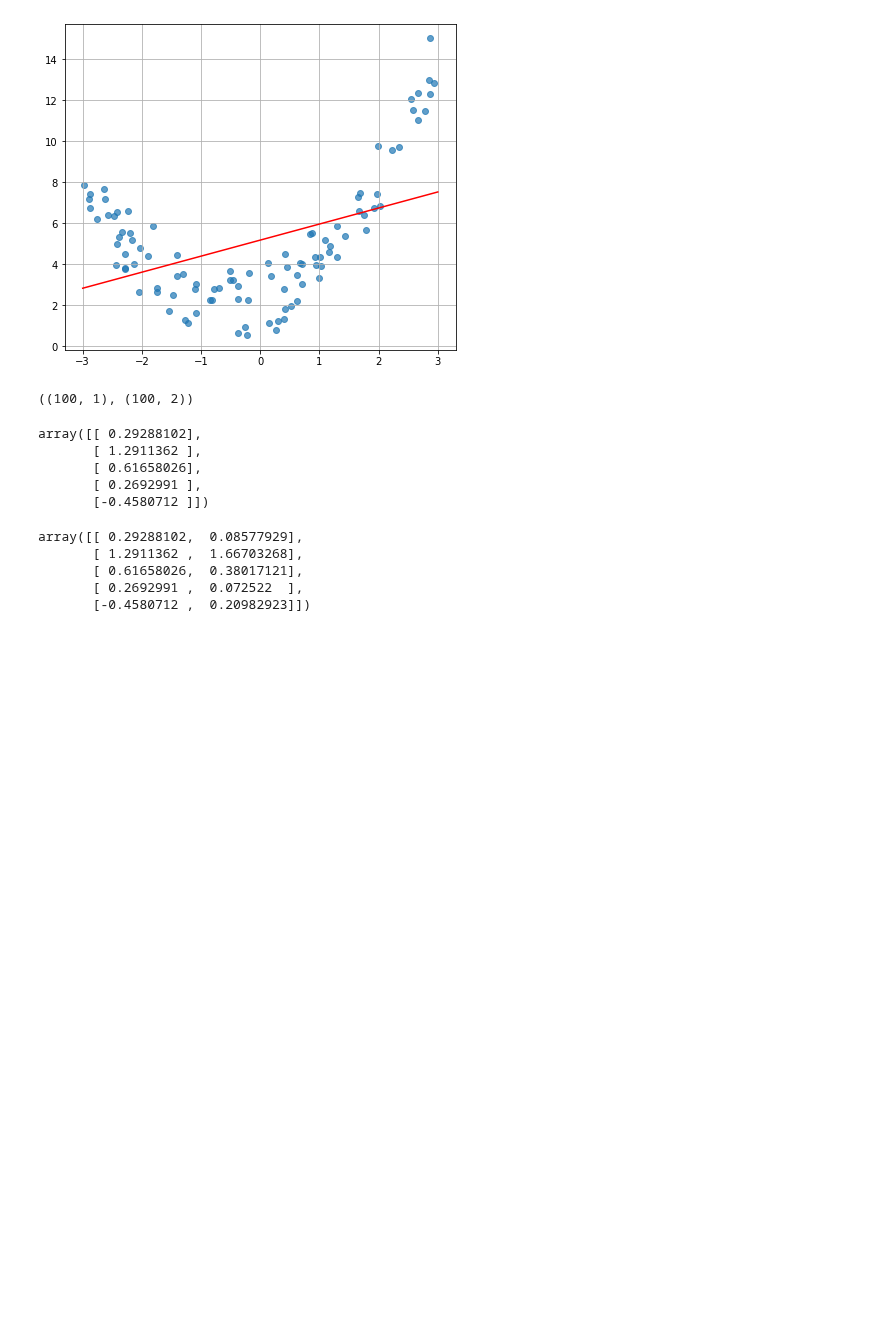
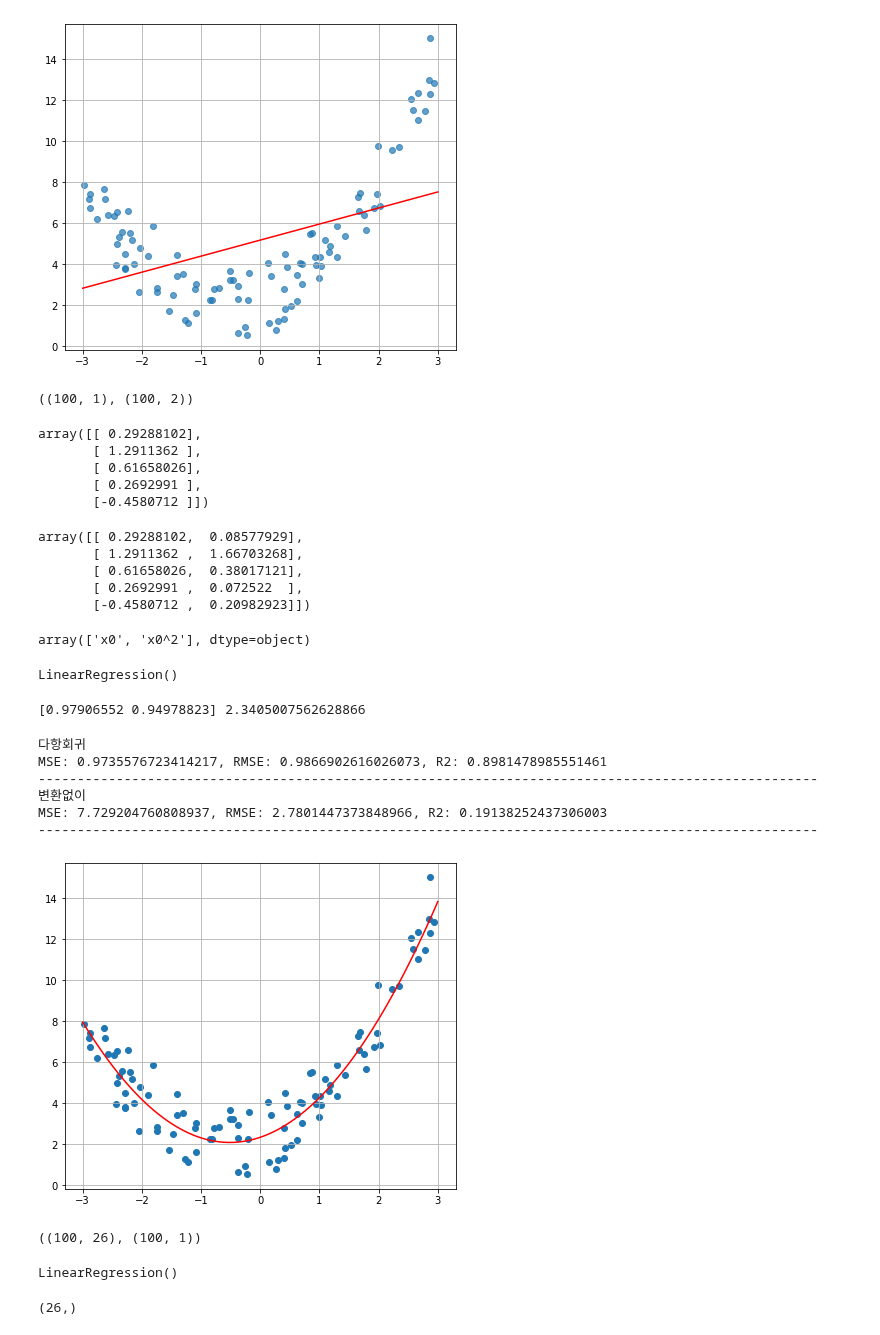
Before and after one commit to shina1221/SSAC_2021, a Jupyter notebook: class_study/07.machine learning/05/13강 개인.ipynb, the cells around one changed output. Saved outputs shown, nothing was run; the diff lists cells and outputs as text; code cells hidden in the pictures; blank space fills up the shorter version.

```diff
--- a/class_study/07.machine learning/05/13강 개인.ipynb
+++ b/class_study/07.machine learning/05/13강 개인.ipynb
@@ -325,3 +325,57 @@ array([[ 0.29288102,  0.08577929],
        [ 0.61658026,  0.38017121],
        [ 0.2692991 ,  0.072522  ],
        [-0.4580712 ,  0.20982923]])
+# %%
+poly_f.get_feature_names_out()
+# %% [output]
+array(['x0', 'x0^2'], dtype=object)
+# %%
+#linearRegression 모델을 이용해 평가
+lr2=LinearRegression()
+lr2.fit(X_poly, y)
+# %% [output]
+LinearRegression()
+# %%
+print(lr2.coef_, lr2.intercept_)
+# %% [output]
+[0.97906552 0.94978823] 2.3405007562628866
+# %%
+pred2 = lr2.predict(X_poly)
+print_regression_metrics(y, pred2, title='다항회귀')
+print_regression_metrics(y, pred, title='변환없이')
+# %% [output]
+다항회귀
+MSE: 0.9735576723414217, RMSE: 0.9866902616026073, R2: 0.8981478985551461
+----------------------------------------------------------------------------------------------------
+변환없이
+MSE: 7.729204760808937, RMSE: 2.7801447373848966, R2: 0.19138252437306003
+----------------------------------------------------------------------------------------------------
+# %%
+X_new = np.linspace(-3, 3, 100).reshape(-1, 1)
+X_new_poly = poly_f.transform(X_new)
+pred_new2 = lr2.predict(X_new_poly)
+# %%
+plt.figure(figsize=(7,6))
+
+plt.scatter(X, y)
+plt.plot(X_new, pred_new2, color='red')
+plt.grid(True)
+plt.show()
+# %% [output]
+[figure, added]
+# %%
+pnf = PolynomialFeatures(degree=25, include_bias=True)
+
+X_train_poly_100 = pnf.fit_transform(X)
+X_train_poly_100.shape, X.shape
+# %% [output]
+((100, 26), (100, 1))
+# %%
+lr = LinearRegression()
+lr.fit(X_train_poly_100, y)
+# %% [output]
+LinearRegression()
+# %%
+lr.coef_.shape
+# %% [output]
+(26,)
```
Also changed, not shown: parts of 12 cells of this notebook.
